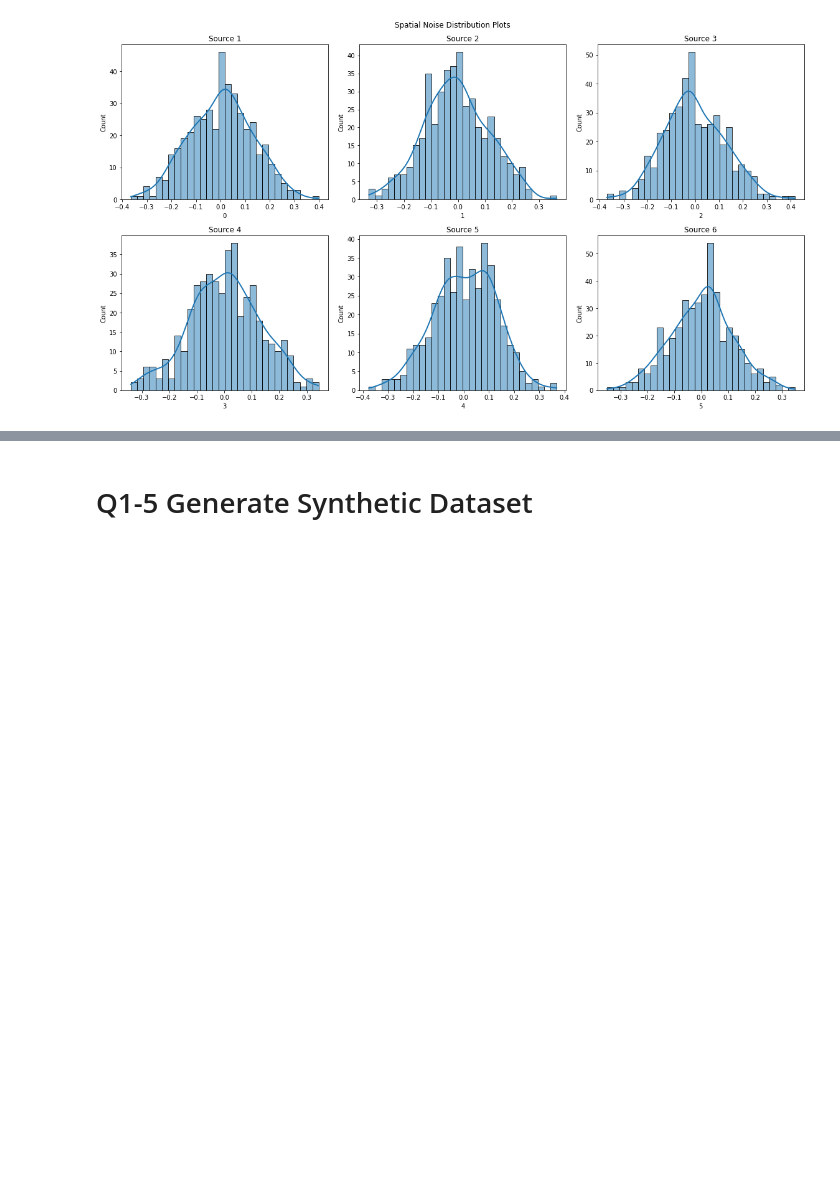
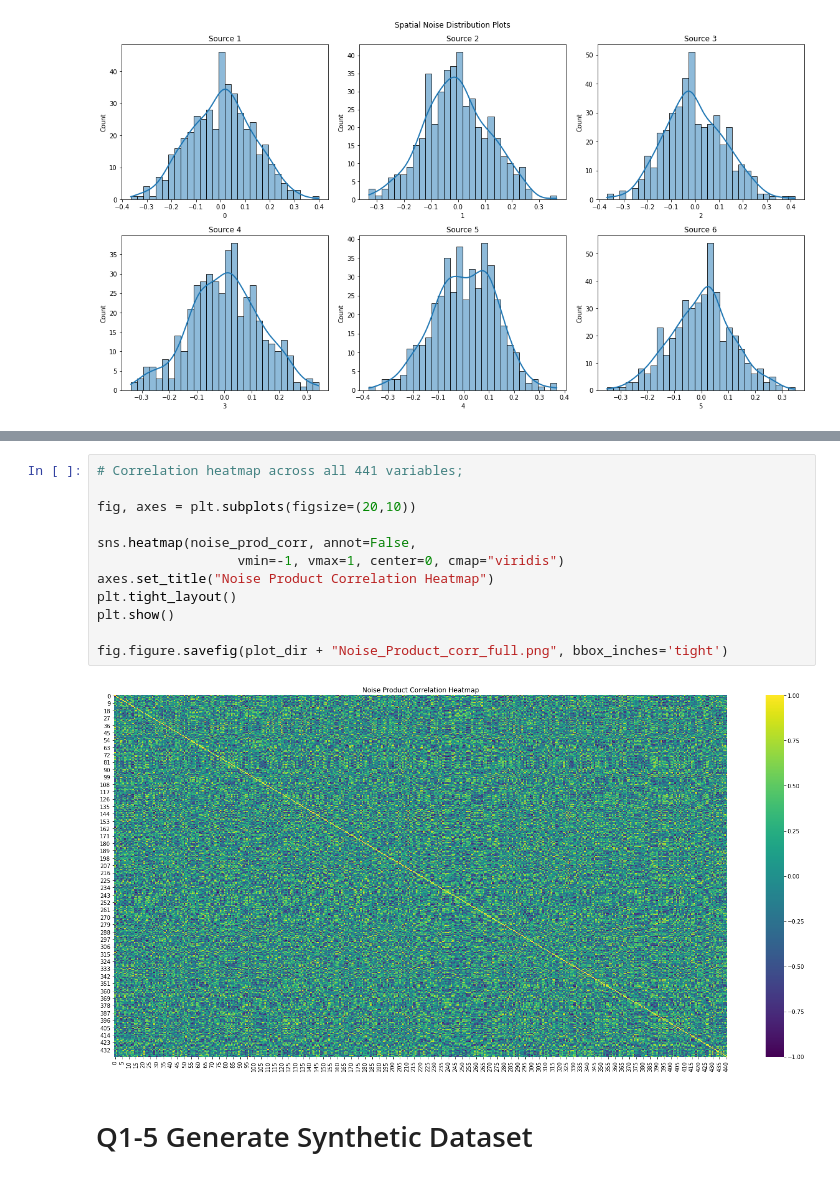
Before and after one commit to NoiRC256/mast30034_assignment_1, a Jupyter notebook: code/main.ipynb, the cells around one changed output, grey strips where cells are left out. Drawn from its saved outputs; the diff is of its cells as text; blank space fills up the shorter version.

```diff
--- a/code/main.ipynb
+++ b/code/main.ipynb
@@ -331,3 +365,17 @@ fig.figure.savefig(plot_dir + "SM_noise.png", bbox_inches='tight')
+# %%
+# Correlation heatmap across all 441 variables;
+
+fig, axes = plt.subplots(figsize=(20,10))
+
+sns.heatmap(noise_prod_corr, annot=False,
+                  vmin=-1, vmax=1, center=0, cmap="viridis")
+axes.set_title("Noise Product Correlation Heatmap")
+plt.tight_layout()
+plt.show()
+
+fig.figure.savefig(plot_dir + "Noise_Product_corr_full.png", bbox_inches='tight')
+# %% [output]
+[figure, added]
 # %% [markdown]
 # Q1-5 Generate Synthetic Dataset
 # %%
```
Also changed, not shown: parts of 22 cells of this notebook, 5 other files.
